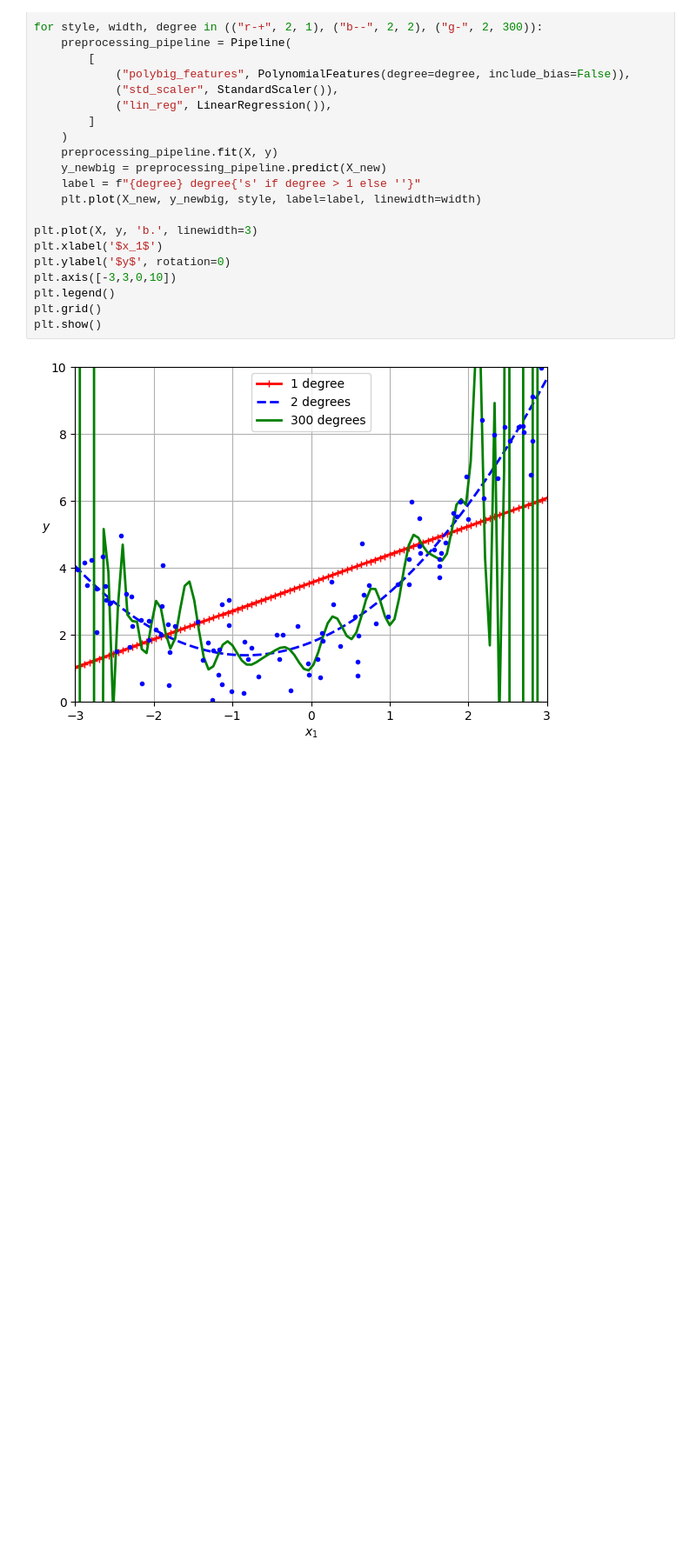
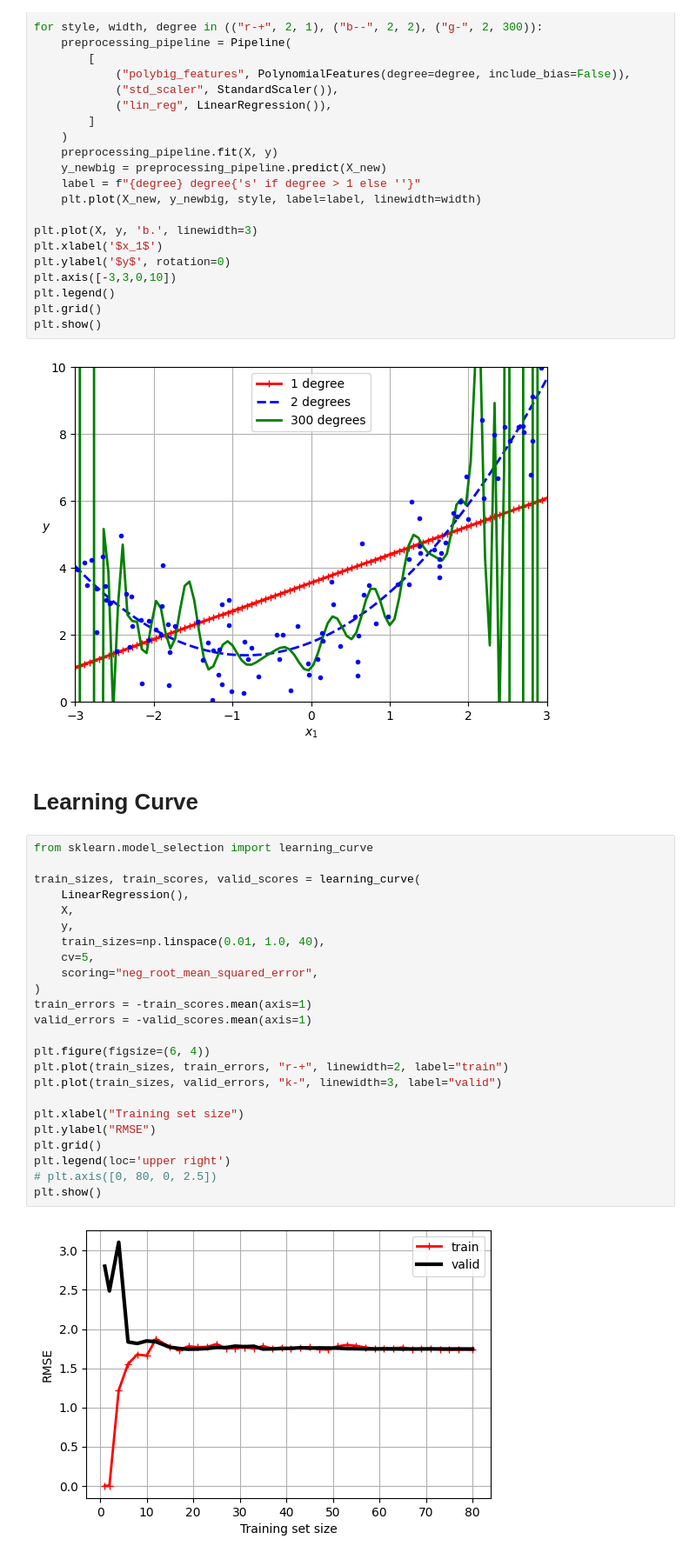
Before and after one commit to sunodmongia/Linear-Models, a Jupyter notebook: linear-model.ipynb, the cells around one changed output. Shown at 87% size. Saved outputs shown, nothing was run; the diff lists cells and outputs as text; blank space fills up the shorter version.

Commit message:
Learning Curve Underfit and Overfit

```diff
--- a/linear-model.ipynb
+++ b/linear-model.ipynb
@@ -319,3 +319,31 @@ plt.grid()
 plt.show()
 # %% [output]
 [figure]
+# %% [markdown]
+# Learning Curve
+# %%
+from sklearn.model_selection import learning_curve
+
+train_sizes, train_scores, valid_scores = learning_curve(
+    LinearRegression(),
+    X,
+    y,
+    train_sizes=np.linspace(0.01, 1.0, 40),
+    cv=5,
+    scoring="neg_root_mean_squared_error",
+)
+train_errors = -train_scores.mean(axis=1)
+valid_errors = -valid_scores.mean(axis=1)
+
+plt.figure(figsize=(6, 4))
+plt.plot(train_sizes, train_errors, "r-+", linewidth=2, label="train")
+plt.plot(train_sizes, valid_errors, "k-", linewidth=3, label="valid")
+
+plt.xlabel("Training set size")
+plt.ylabel("RMSE")
+plt.grid()
+plt.legend(loc='upper right')
+# plt.axis([0, 80, 0, 2.5])
+plt.show()
+# %% [output]
+[figure, added]
```
Also changed, not shown: parts of 1 cell of this notebook.
